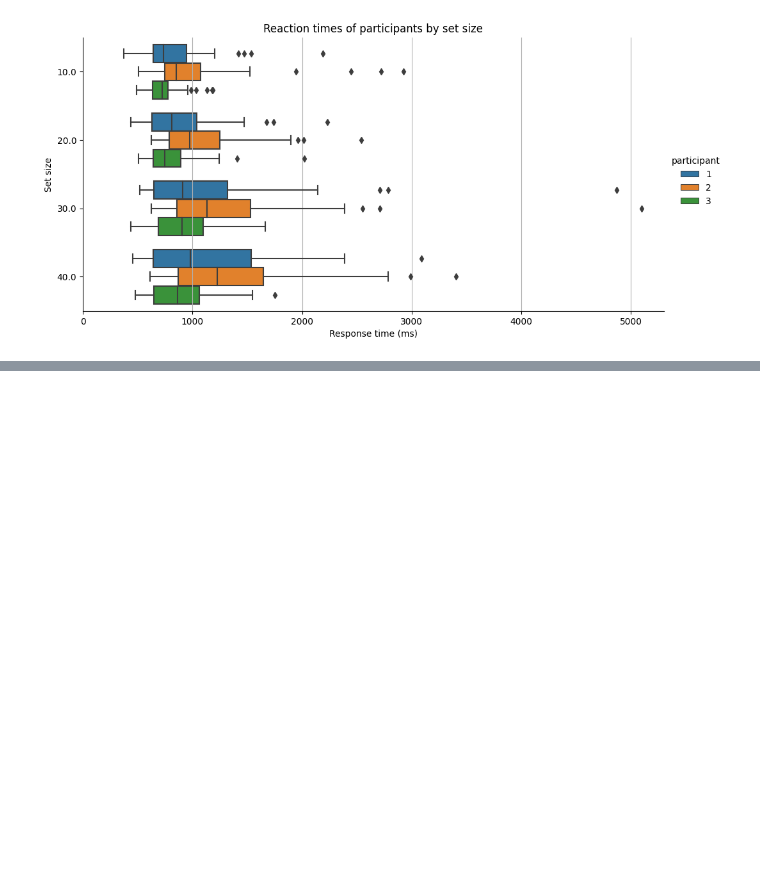
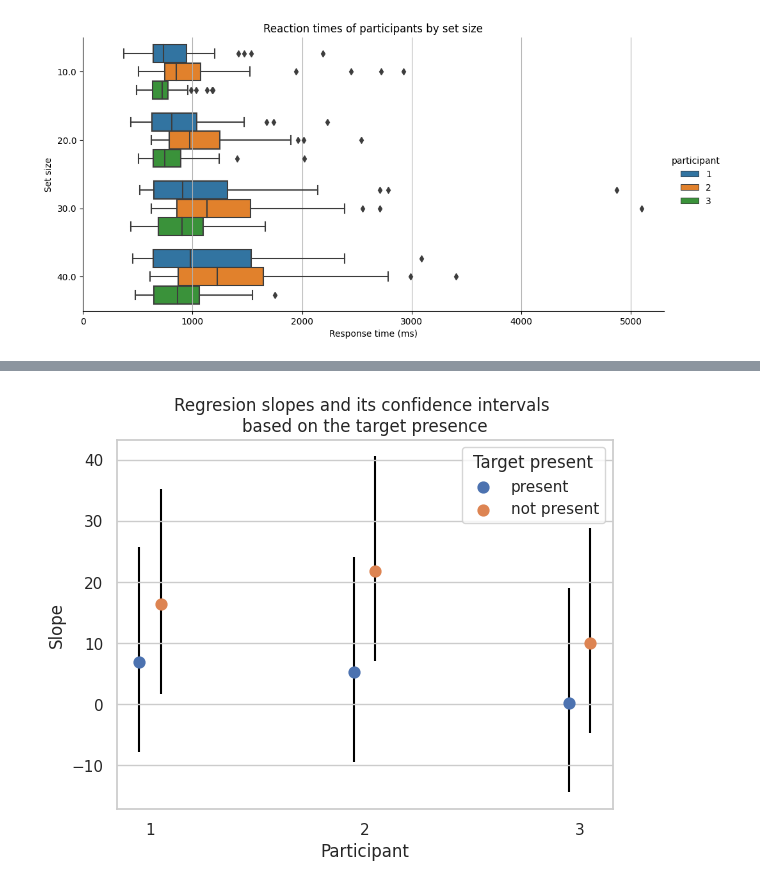
Before and after one commit to dbeinhauer/visual_search_experiment, a Jupyter notebook: visual-search-experiment-report.ipynb, the cells around one changed output, grey strips where cells are left out. Drawn from its saved outputs; the diff is of its cells as text; code cells hidden in the pictures; blank space fills up the shorter version.

```diff
--- a/visual-search-experiment-report.ipynb
+++ b/visual-search-experiment-report.ipynb
@@ -284,0 +402,4 @@ regresion_results
+# %%
+plot_size_slope(regresion_results_target, "target_present")
+# %% [output]
+[figure, added]
```
Also changed, not shown: parts of 9 cells of this notebook.
